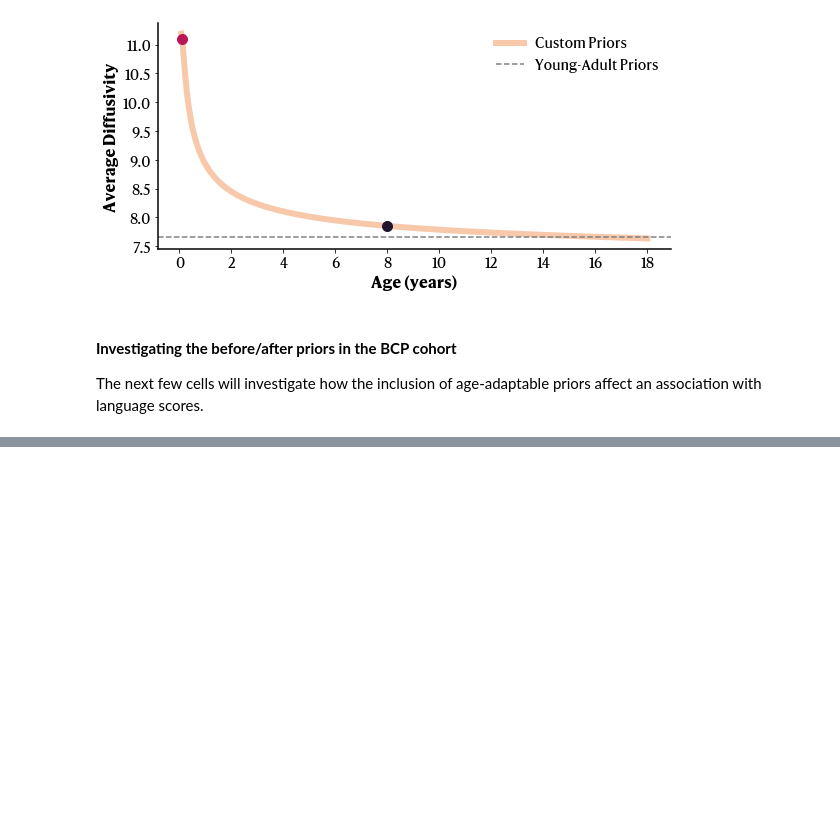
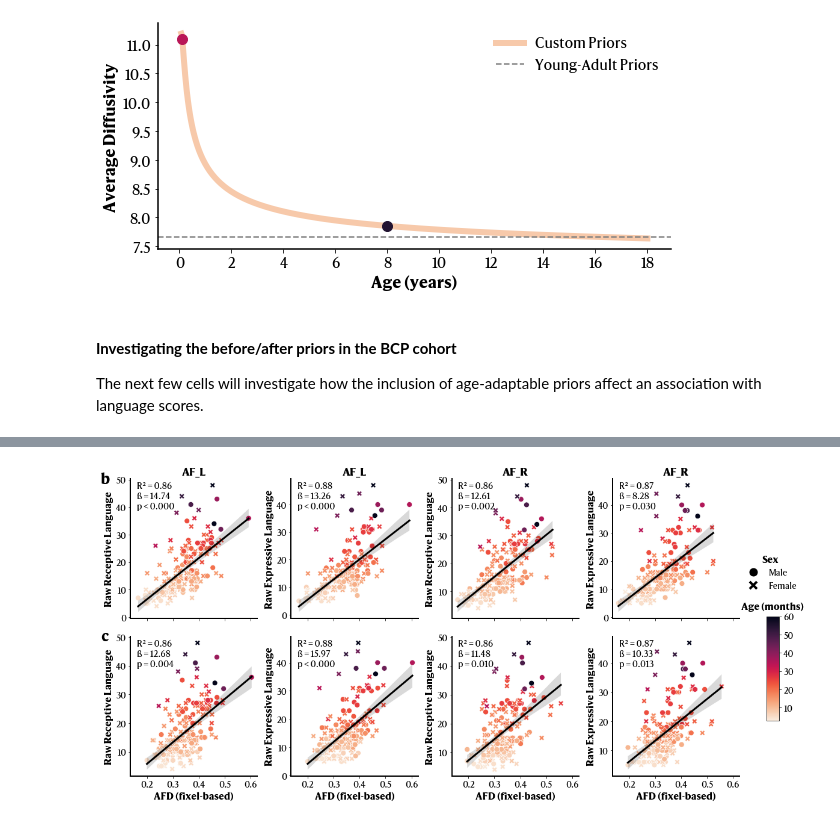
Before and after one commit to gagnonanthony/sf-pediatric-paper, a Jupyter notebook: notebooks/priors.ipynb, the cells around one changed output, grey strips where cells are left out. Drawn from its saved outputs; the diff is of its cells as text; code cells hidden in the pictures; blank space fills up the shorter version.

```diff
--- a/notebooks/priors.ipynb
+++ b/notebooks/priors.ipynb
@@ -1408,0 +942,70 @@ plt.show()
+# %%
+# Create a function to compute a multivariate linear regression
+def fit_multivariate_lr(df, predictors, response):
+    X = df[predictors]
+    y = df[response]
+    X = sm.add_constant(X)  # Adds a constant term to the predictor
+    model = sm.OLS(y, X).fit()
+    return model
+# %%
+# Loop through all combinations and fit the models
+predictor_vars = ['afd_fixel', 'age', 'sex']
+response_vars = ['raw_receptive_language', 'raw_expressive_language', 'receptive_language', 'expressive_language']
+
+results_mullen = {}
+for af_df, label in zip([af_l_nopriors, af_r_nopriors, af_l_withpriors, af_r_withpriors],
+                        ['af_l_nopriors', 'af_r_nopriors', 'af_l_withpriors', 'af_r_withpriors']):
+    for response in response_vars:
+        model = fit_multivariate_lr(af_df, predictor_vars, response)
+        results_mullen[(label, response)] = model
+# %%
+# Plot results.
+vars_to_plot = ['raw_receptive_language', 'raw_expressive_language']
+bundle_order = ['AF_L', 'AF_L', 'AF_R', 'AF_R']
+
+fig, axes = plt.subplots(2, 4, figsize=(15, 8), sharex=True, sharey=False)
+for i, response in enumerate(['nopriors', 'withpriors']):
+    if response == 'nopriors':
+        df_list = [af_l_nopriors, af_l_nopriors, af_r_nopriors, af_r_nopriors]
+        label_order = ['af_l_nopriors', 'af_l_nopriors', 'af_r_nopriors', 'af_r_nopriors']
+    else:
+        df_list = [af_l_withpriors, af_l_withpriors, af_r_withpriors, af_r_withpriors]
+        label_order = ['af_l_withpriors', 'af_l_withpriors', 'af_r_withpriors', 'af_r_withpriors']
+    for y, (p, df, label) in enumerate(zip(vars_to_plot * 2, df_list, label_order)):
+        sns.scatterplot(data=df, x='afd_fixel', y=p, hue='age', style='sex', palette='rocket_r', ax=axes[i][y], s=80, legend=False)
+        sns.regplot(data=df, x='afd_fixel', y=p, ax=axes[i][y], scatter=False, color='black', line_kws={'linewidth': 3})
+        axes[i][y].set_xlabel("AFD (fixel-based)", fontsize=16, fontweight='bold')
+        axes[i][y].set_ylabel(p.replace('_', ' ').title(), fontsize=16, fontweight='bold')
+        axes[i][y].tick_params(axis='both', which='major', labelsize=14)
+        axes[i][y].spines[['top', 'right']].set_visible(False)
+        axes[i][y].spines[["left", "bottom"]].set_linewidth(2)
+        if i == 0:
+            axes[i][y].set_title(f"{bundle_order[y]}", fontsize=18, fontweight='bold')
+        # Add text box with the regression results
+        model = results_mullen[(label, p)]
+        r2 = model.rsquared
+        coef_afd = model.params['afd_fixel']
+        pval_afd = model.pvalues['afd_fixel']
+        axes[i][y].text(0.05, 0.98, f"R² = {r2:.2f}\nß = {coef_afd:.2f}\np {'<' if pval_afd < 0.001 else '='} {pval_afd:.3f}", transform=axes[i][y].transAxes, fontsize=14, verticalalignment='top')
+
+# Let's do a global legend that includes
+handles_sex = [plt.Line2D([0], [0], color="black", markersize=12, lw=0, marker="o", markeredgewidth=2, markeredgecolor='black'),
+               plt.Line2D([0], [0], color="black", markersize=12, lw=0, marker="x", markeredgewidth=4, markeredgecolor='black')]
+labels_sex = ["Male", "Female"]
+fig.legend(handles_sex, labels_sex, loc="upper left", bbox_to_anchor=(0.985, 0.75), ncol=1, fontsize=14, title="Sex", title_fontproperties={'size': 16, 'weight': 'bold'}, frameon=False)
+# Age colorbar
+scm = plt.cm.ScalarMappable(cmap="rocket_r", norm=plt.Normalize(vmin=af_l_nopriors['age'].min(), vmax=af_l_nopriors['age'].max()))
+scm.set_array([])
+cax = fig.add_axes([1.03, 0.25, 0.02, 0.3])  # [left, bottom, width, height]
+cbar = fig.colorbar(scm, cax=cax, orientation='vertical', fraction=0.01, pad=0.2, use_gridspec=True)
+cbar.ax.tick_params(labelsize=14)
+cbar.ax.text(0.5, 1.05, 'Age (months)', fontsize=16, fontweight='bold', ha='center', va='bottom', transform=cbar.ax.transAxes)
+
+# Add a b and c labels to each row (on the left side)
+axes[0][0].text(-0.2, 1, 'b', transform=axes[0][0].transAxes, fontsize=24, fontweight='bold', va='center', ha='center')
+axes[1][0].text(-0.2, 1, 'c', transform=axes[1][0].transAxes, fontsize=24, fontweight='bold', va='center', ha='center')
+
+plt.tight_layout()
+plt.savefig(directory + "AFD_language_scores_comparison_AF_LR.png", dpi=300, bbox_inches='tight', facecolor='white')
+# %% [output]
+[figure, added]
```
Also changed, not shown: parts of 30 cells of this notebook.
